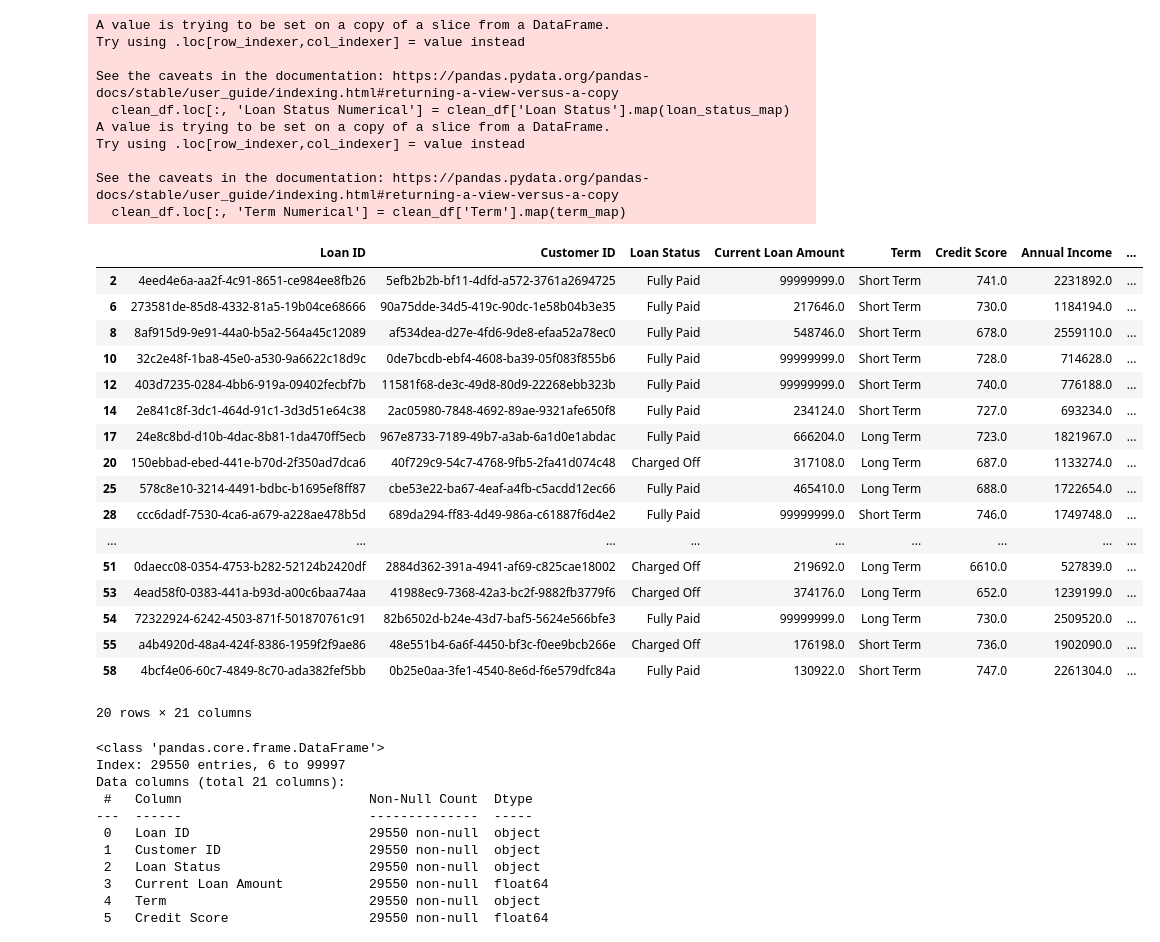
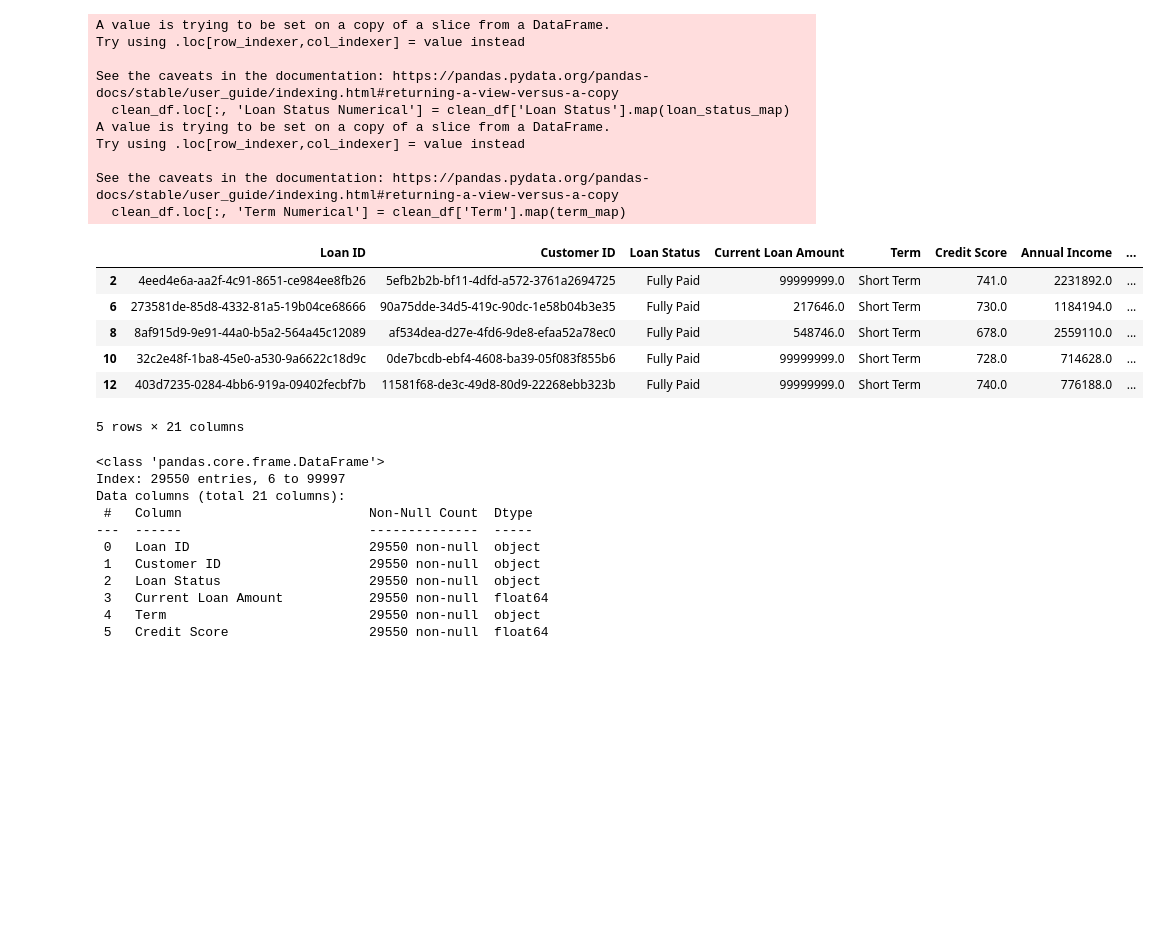
Before and after one commit to omidk414/ucb-data-project1-group2, a Jupyter notebook: main.ipynb, the cells around one changed output. Drawn from its saved outputs; the diff is of its cells as text; code cells hidden in the pictures; blank space fills up the shorter version.

```diff
--- a/main.ipynb
+++ b/main.ipynb
@@ -166,26 +166,15 @@ Try using .loc[row_indexer,col_indexer] = value instead
 See the caveats in the documentation: https://pandas.pydata.org/pandas-docs/stable/user_guide/indexing.html#returning-a-view-versus-a-copy
   clean_df.loc[:, 'Term Numerical'] = clean_df['Term'].map(term_map)
 # %%
-clean_df.head(20)
+clean_df.head()
 # %% [output]
 |  | Loan ID | Customer ID | Loan Status | Current Loan Amount | Term | Credit Score | Annual Income | ... |
 | 2 | 4eed4e6a-aa2f-4c91-8651-ce984ee8fb26 | 5efb2b2b-bf11-4dfd-a572-3761a2694725 | Fully Paid | 99999999.0 | Short Term | 741.0 | 2231892.0 | ... |
 | 6 | 273581de-85d8-4332-81a5-19b04ce68666 | 90a75dde-34d5-419c-90dc-1e58b04b3e35 | Fully Paid | 217646.0 | Short Term | 730.0 | 1184194.0 | ... |
 | 8 | 8af915d9-9e91-44a0-b5a2-564a45c12089 | af534dea-d27e-4fd6-9de8-efaa52a78ec0 | Fully Paid | 548746.0 | Short Term | 678.0 | 2559110.0 | ... |
 | 10 | 32c2e48f-1ba8-45e0-a530-9a6622c18d9c | 0de7bcdb-ebf4-4608-ba39-05f083f855b6 | Fully Paid | 99999999.0 | Short Term | 728.0 | 714628.0 | ... |
 | 12 | 403d7235-0284-4bb6-919a-09402fecbf7b | 11581f68-de3c-49d8-80d9-22268ebb323b | Fully Paid | 99999999.0 | Short Term | 740.0 | 776188.0 | ... |
-| 14 | 2e841c8f-3dc1-464d-91c1-3d3d51e64c38 | 2ac05980-7848-4692-89ae-9321afe650f8 | Fully Paid | 234124.0 | Short Term | 727.0 | 693234.0 | ... |
-| 17 | 24e8c8bd-d10b-4dac-8b81-1da470ff5ecb | 967e8733-7189-49b7-a3ab-6a1d0e1abdac | Fully Paid | 666204.0 | Long Term | 723.0 | 1821967.0 | ... |
-| 20 | 150ebbad-ebed-441e-b70d-2f350ad7dca6 | 40f729c9-54c7-4768-9fb5-2fa41d074c48 | Charged Off | 317108.0 | Long Term | 687.0 | 1133274.0 | ... |
-| 25 | 578c8e10-3214-4491-bdbc-b1695ef8ff87 | cbe53e22-ba67-4eaf-a4fb-c5acdd12ec66 | Fully Paid | 465410.0 | Long Term | 688.0 | 1722654.0 | ... |
-| 28 | ccc6dadf-7530-4ca6-a679-a228ae478b5d | 689da294-ff83-4d49-986a-c61887f6d4e2 | Fully Paid | 99999999.0 | Short Term | 746.0 | 1749748.0 | ... |
-| ... | ... | ... | ... | ... | ... | ... | ... | ... |
-| 51 | 0daecc08-0354-4753-b282-52124b2420df | 2884d362-391a-4941-af69-c825cae18002 | Charged Off | 219692.0 | Long Term | 6610.0 | 527839.0 | ... |
-| 53 | 4ead58f0-0383-441a-b93d-a00c6baa74aa | 41988ec9-7368-42a3-bc2f-9882fb3779f6 | Charged Off | 374176.0 | Long Term | 652.0 | 1239199.0 | ... |
-| 54 | 72322924-6242-4503-871f-501870761c91 | 82b6502d-b24e-43d7-baf5-5624e566bfe3 | Fully Paid | 99999999.0 | Long Term | 730.0 | 2509520.0 | ... |
-| 55 | a4b4920d-48a4-424f-8386-1959f2f9ae86 | 48e551b4-6a6f-4450-bf3c-f0ee9bcb266e | Charged Off | 176198.0 | Short Term | 736.0 | 1902090.0 | ... |
-| 58 | 4bcf4e06-60c7-4849-8c70-ada382fef5bb | 0b25e0aa-3fe1-4540-8e6d-f6e579dfc84a | Fully Paid | 130922.0 | Short Term | 747.0 | 2261304.0 | ... |
-20 rows × 21 columns
+5 rows × 21 columns
 # %%
 cleaned_data = clean_df[(clean_df['Current Loan Amount'] <= 1000000) & (clean_df['Credit Score'] <= 1000)]
 # %%
```
Also changed, not shown: parts of 3 cells of this notebook.
